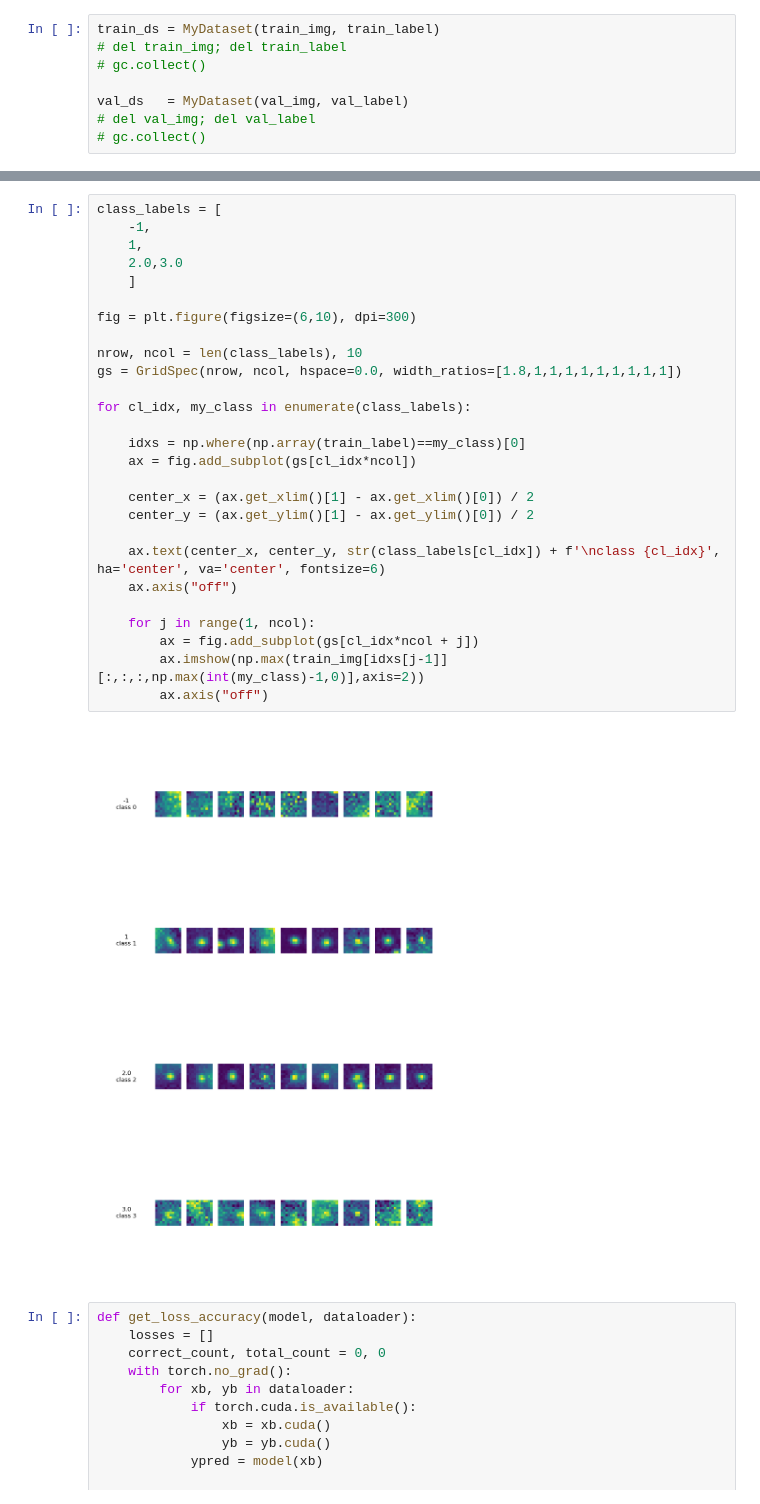
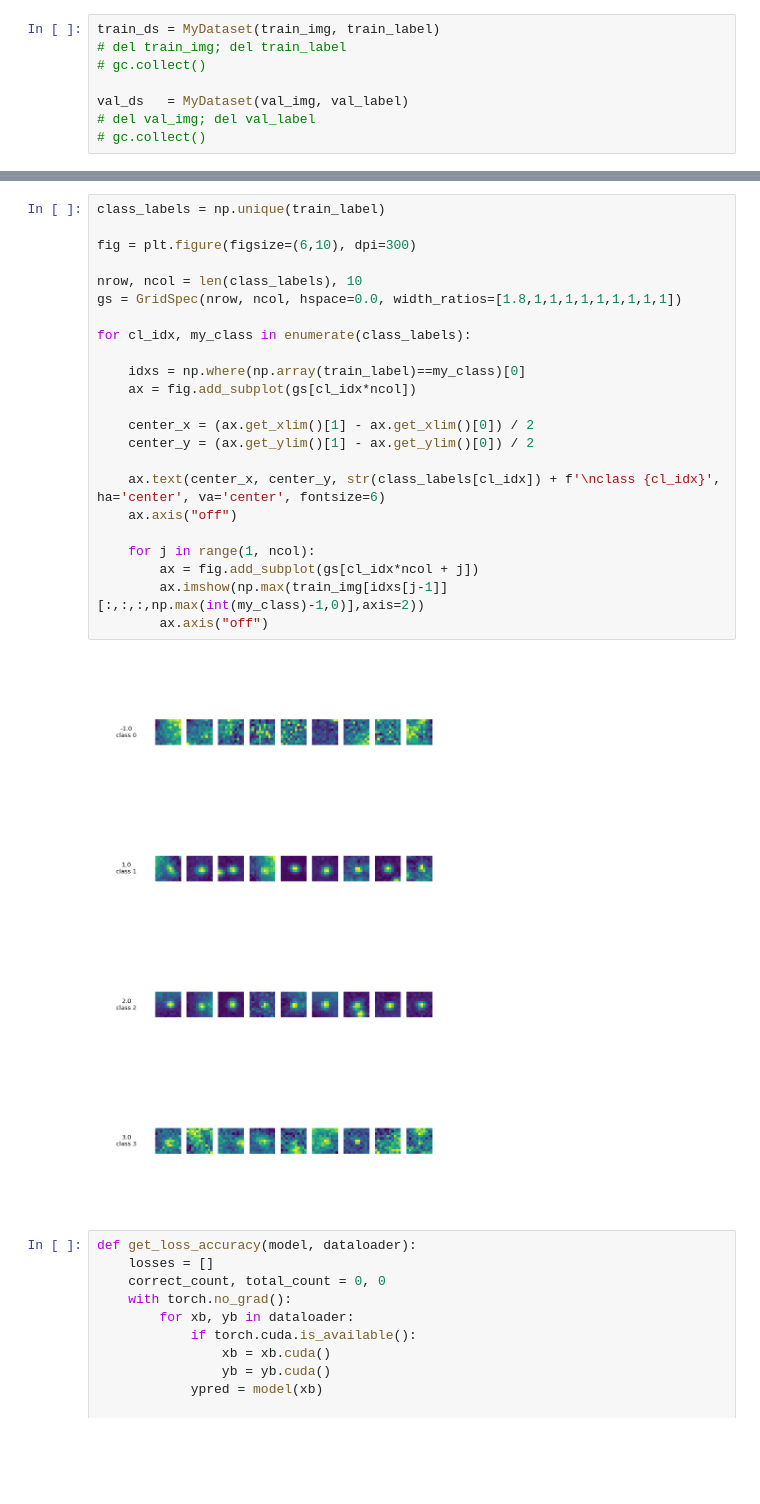
Before and after one commit to LiorAvrahami/smfish_spot_detection, a Jupyter notebook: neural_network/spot_classifier.ipynb, the cells around one changed output, grey strips where cells are left out. Saved outputs shown, nothing was run; the diff lists cells and outputs as text; blank space fills up the shorter version.

```diff
--- a/neural_network/spot_classifier.ipynb
+++ b/neural_network/spot_classifier.ipynb
@@ -112,32 +108,28 @@ array([-1,  1,  2,  3])
 # %%
-class_labels = [
-    -1,
-    1,
-    2.0,3.0
-    ]
+class_labels = np.unique(train_label)
 
 fig = plt.figure(figsize=(6,10), dpi=300)
 
 nrow, ncol = len(class_labels), 10
 gs = GridSpec(nrow, ncol, hspace=0.0, width_ratios=[1.8,1,1,1,1,1,1,1,1,1])
 
 for cl_idx, my_class in enumerate(class_labels):
 
     idxs = np.where(np.array(train_label)==my_class)[0]
     ax = fig.add_subplot(gs[cl_idx*ncol])
 
     center_x = (ax.get_xlim()[1] - ax.get_xlim()[0]) / 2
     center_y = (ax.get_ylim()[1] - ax.get_ylim()[0]) / 2
 
     ax.text(center_x, center_y, str(class_labels[cl_idx]) + f'\nclass {cl_idx}', ha='center', va='center', fontsize=6)
     ax.axis("off")
 
     for j in range(1, ncol):
         ax = fig.add_subplot(gs[cl_idx*ncol + j])
         ax.imshow(np.max(train_img[idxs[j-1]][:,:,:,np.max(int(my_class)-1,0)],axis=2))
         ax.axis("off")
 # %% [output]
-[figure, old version]
+[figure, new version]
 # %%
 def get_loss_accuracy(model, dataloader):
     losses = []
```
Also changed, not shown: parts of 8 cells of this notebook, 1 other file.
